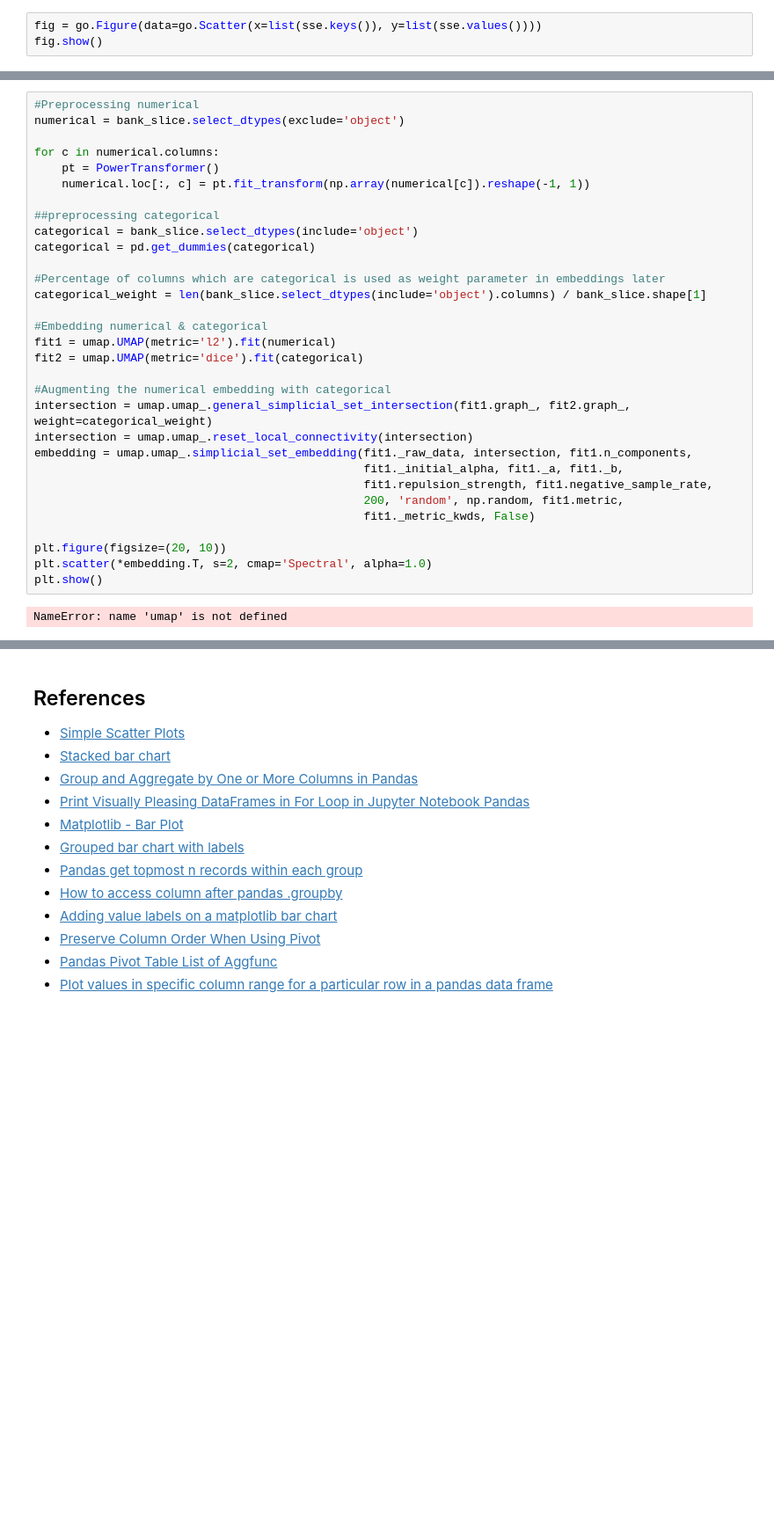
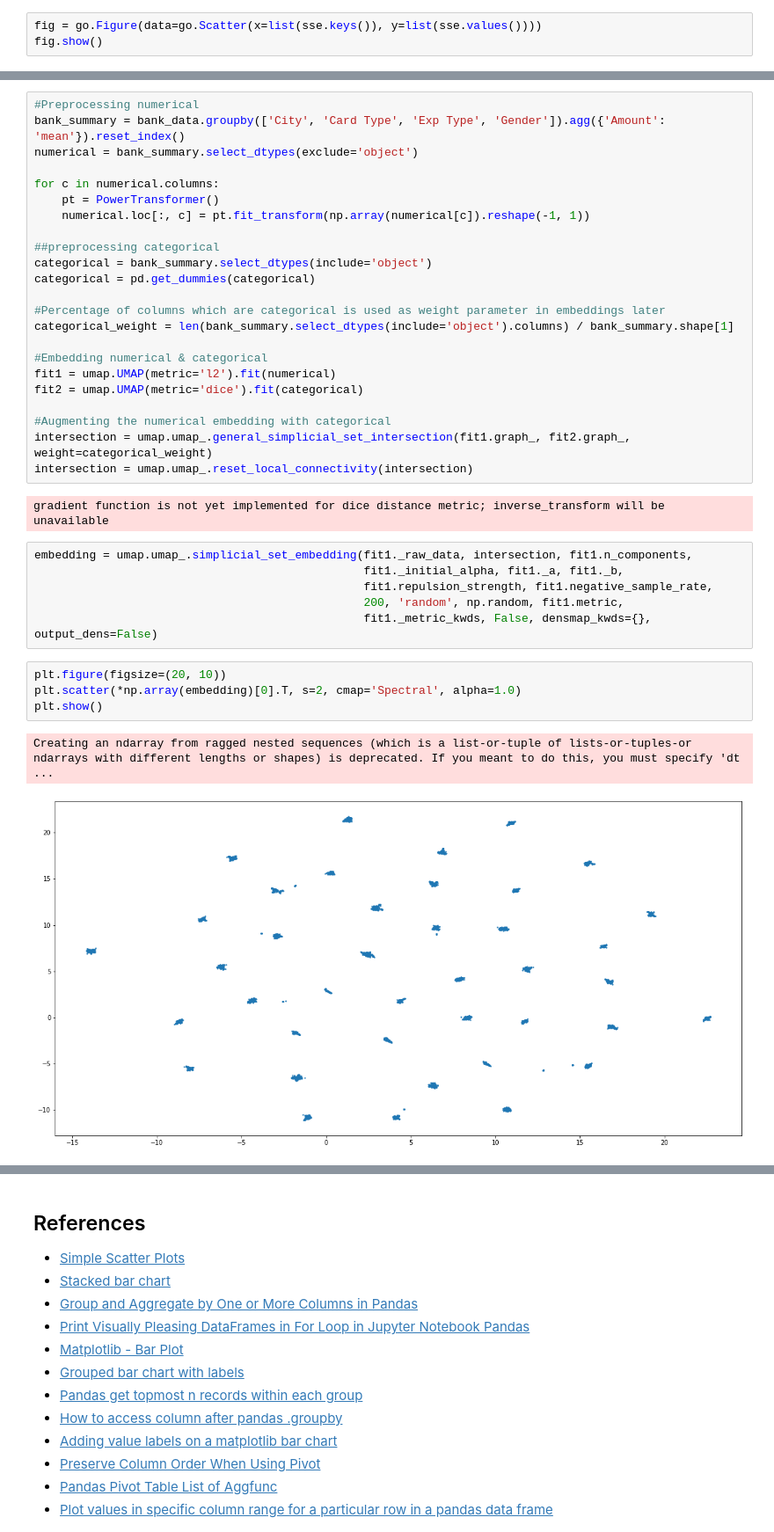
Before and after one commit to LaloLoop/prog8420-egs-solutions, a Jupyter notebook: bank-transactions-analysis/bank-transaction.ipynb, the cells around one changed output, grey strips where cells are left out. Shown: that part at 88% size. Saved outputs shown, nothing was run; the diff lists cells and outputs as text; blank space fills up the shorter version.

```diff
--- a/bank-transactions-analysis/bank-transaction.ipynb
+++ b/bank-transactions-analysis/bank-transaction.ipynb
@@ -382,17 +389,18 @@ fig.show()
 # %%
 #Preprocessing numerical
-numerical = bank_slice.select_dtypes(exclude='object')
+bank_summary = bank_data.groupby(['City', 'Card Type', 'Exp Type', 'Gender']).agg({'Amount': 'mean'}).reset_index()
+numerical = bank_summary.select_dtypes(exclude='object')
 
 for c in numerical.columns:
     pt = PowerTransformer()
     numerical.loc[:, c] = pt.fit_transform(np.array(numerical[c]).reshape(-1, 1))
 
 ##preprocessing categorical
-categorical = bank_slice.select_dtypes(include='object')
+categorical = bank_summary.select_dtypes(include='object')
 categorical = pd.get_dummies(categorical)
 
 #Percentage of columns which are categorical is used as weight parameter in embeddings later
-categorical_weight = len(bank_slice.select_dtypes(include='object').columns) / bank_slice.shape[1]
+categorical_weight = len(bank_summary.select_dtypes(include='object').columns) / bank_summary.shape[1]
 
 #Embedding numerical & categorical
 fit1 = umap.UMAP(metric='l2').fit(numerical)
@@ -401,14 +409,18 @@ fit2 = umap.UMAP(metric='dice').fit(categorical)
 #Augmenting the numerical embedding with categorical
 intersection = umap.umap_.general_simplicial_set_intersection(fit1.graph_, fit2.graph_, weight=categorical_weight)
 intersection = umap.umap_.reset_local_connectivity(intersection)
-embedding = umap.umap_.simplicial_set_embedding(fit1._raw_data, intersection, fit1.n_components,
-                                                fit1._initial_alpha, fit1._a, fit1._b,
-                                                fit1.repulsion_strength, fit1.negative_sample_rate,
-                                                200, 'random', np.random, fit1.metric,
-                                                fit1._metric_kwds, False)
-
-plt.figure(figsize=(20, 10))
-plt.scatter(*embedding.T, s=2, cmap='Spectral', alpha=1.0)
-plt.show()
 # %% [output]
-NameError: name 'umap' is not defined
+gradient function is not yet implemented for dice distance metric; inverse_transform will be unavailable
+# %%
+embedding = umap.umap_.simplicial_set_embedding(fit1._raw_data, intersection, fit1.n_components,
+                                                fit1._initial_alpha, fit1._a, fit1._b,
+                                                fit1.repulsion_strength, fit1.negative_sample_rate,
+                                                200, 'random', np.random, fit1.metric,
+                                                fit1._metric_kwds, False, densmap_kwds={}, output_dens=False)
+# %%
+plt.figure(figsize=(20, 10))
+plt.scatter(*np.array(embedding)[0].T, s=2, cmap='Spectral', alpha=1.0)
+plt.show()
+# %% [output]
+Creating an ndarray from ragged nested sequences (which is a list-or-tuple of lists-or-tuples-or ndarrays with different lengths or shapes) is deprecated. If you meant to do this, you must specify 'dt ...
+[figure, added]
```
Also changed, not shown: parts of 15 cells of this notebook.
